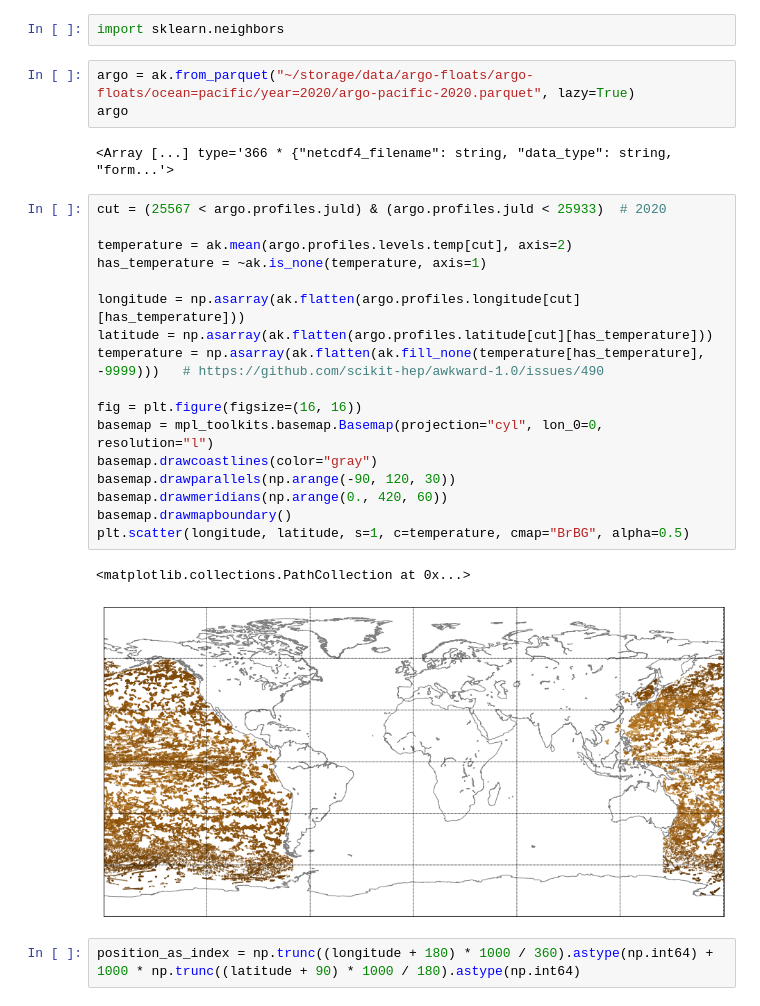
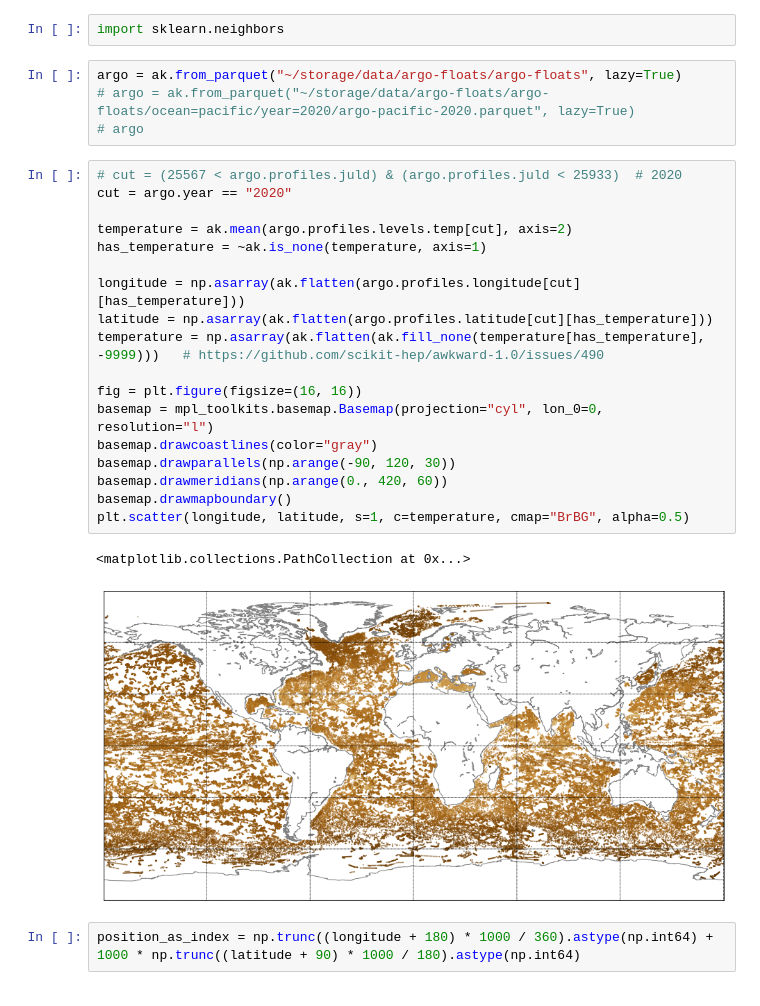
Before and after one commit to jpivarski-talks/2021-02-09-propose-scipy2021-tutorial, a Jupyter notebook: prep/argo-floats.ipynb, the cells around one changed output. Drawn from its saved outputs; the diff is of its cells as text.

```diff
--- a/prep/argo-floats.ipynb
+++ b/prep/argo-floats.ipynb
@@ -9,30 +9,30 @@ import mpl_toolkits.basemap
 # %%
 import sklearn.neighbors
 # %%
-argo = ak.from_parquet("~/storage/data/argo-floats/argo-floats/ocean=pacific/year=2020/argo-pacific-2020.parquet", lazy=True)
-argo
+argo = ak.from_parquet("~/storage/data/argo-floats/argo-floats", lazy=True)
+# argo = ak.from_parquet("~/storage/data/argo-floats/argo-floats/ocean=pacific/year=2020/argo-pacific-2020.parquet", lazy=True)
+# argo
-# %% [output]
-<Array [...] type='366 * {"netcdf4_filename": string, "data_type": string, "form...'>
 # %%
-cut = (25567 < argo.profiles.juld) & (argo.profiles.juld < 25933)  # 2020
+# cut = (25567 < argo.profiles.juld) & (argo.profiles.juld < 25933)  # 2020
+cut = argo.year == "2020"
 
 temperature = ak.mean(argo.profiles.levels.temp[cut], axis=2)
 has_temperature = ~ak.is_none(temperature, axis=1)
 
 longitude = np.asarray(ak.flatten(argo.profiles.longitude[cut][has_temperature]))
 latitude = np.asarray(ak.flatten(argo.profiles.latitude[cut][has_temperature]))
 temperature = np.asarray(ak.flatten(ak.fill_none(temperature[has_temperature], -9999)))   # https://github.com/scikit-hep/awkward-1.0/issues/490
 
 fig = plt.figure(figsize=(16, 16))
 basemap = mpl_toolkits.basemap.Basemap(projection="cyl", lon_0=0, resolution="l")
 basemap.drawcoastlines(color="gray")
 basemap.drawparallels(np.arange(-90, 120, 30))
 basemap.drawmeridians(np.arange(0., 420, 60))
 basemap.drawmapboundary()
 plt.scatter(longitude, latitude, s=1, c=temperature, cmap="BrBG", alpha=0.5)
 # %% [output]
 <matplotlib.collections.PathCollection at 0x...>
-[figure, old version]
+[figure, new version]
 # %%
 position_as_index = np.trunc((longitude + 180) * 1000 / 360).astype(np.int64) + 1000 * np.trunc((latitude + 90) * 1000 / 180).astype(np.int64)
 # %%
```
Also changed, not shown: parts of 10 cells of this notebook.
